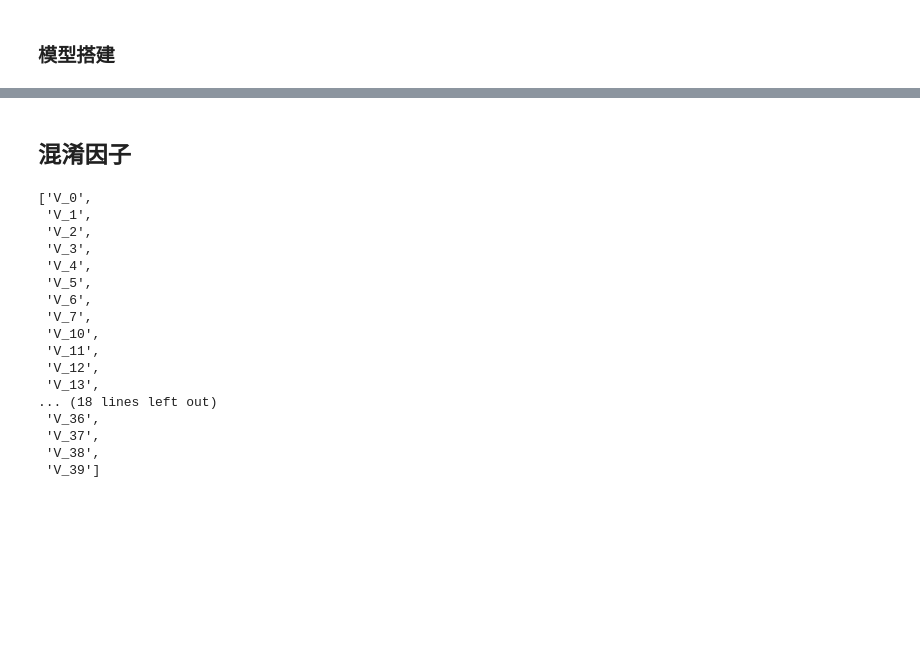
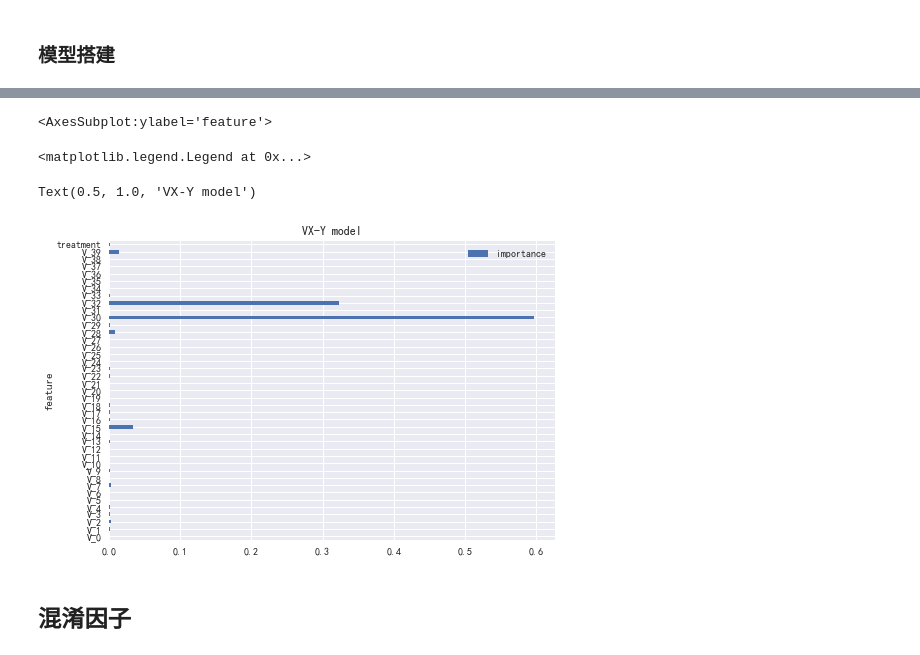
Before and after one commit to MuuYesen/causal-inference-resource, a Jupyter notebook: WAIC2022/code/2-v2/v2-model.ipynb, the cells around one changed output, grey strips where cells are left out. Cells and saved outputs as stored; diff of their text form; code cells hidden in the pictures; blank space fills up the shorter version.

```diff
--- a/WAIC2022/code/2-v2/v2-model.ipynb
+++ b/WAIC2022/code/2-v2/v2-model.ipynb
@@ -184,0 +206,3 @@ RandomForestRegressor(max_depth=100, max_features=0.5, n_estimators=150)
+# %%
+vxy_importance = pd.DataFrame({'feature': list(train_data.columns), 'importance': vxy_model.feature_importances_})
+vxy_importance
@@ -185,2 +246,11 @@ RandomForestRegressor(max_depth=100, max_features=0.5, n_estimators=150)
+# %%
+vxy_importance.set_index(["feature"]).plot.barh(stacked=True)
+plt.legend(loc='upper right')
+plt.title('VX-Y model')
+# %% [output]
+<AxesSubplot:ylabel='feature'>
+<matplotlib.legend.Legend at 0x...>
+Text(0.5, 1.0, 'VX-Y model')
+[figure, added]
 # %% [markdown]
 ## 混淆因子
@@ -203,24 +256,0 @@ y_model.score(y_model_input,y)
-# %%
-confounder_list = []
-for i, (x_, y_) in enumerate(zip(x_importance, y_importance)):
-    if x_ >= 1e-3 and y_ >= 1e-5:
-        confounder_list.append(all_cov[i])
-confounder_list
-# %% [output]
-['V_0',
- 'V_1',
- 'V_2',
- 'V_3',
- 'V_4',
- 'V_5',
- 'V_6',
- 'V_7',
- 'V_10',
- 'V_11',
- 'V_12',
- 'V_13',
-... (18 lines left out)
- 'V_36',
- 'V_37',
- 'V_38',
- 'V_39']
```
Also changed, not shown: parts of 12 cells of this notebook.
